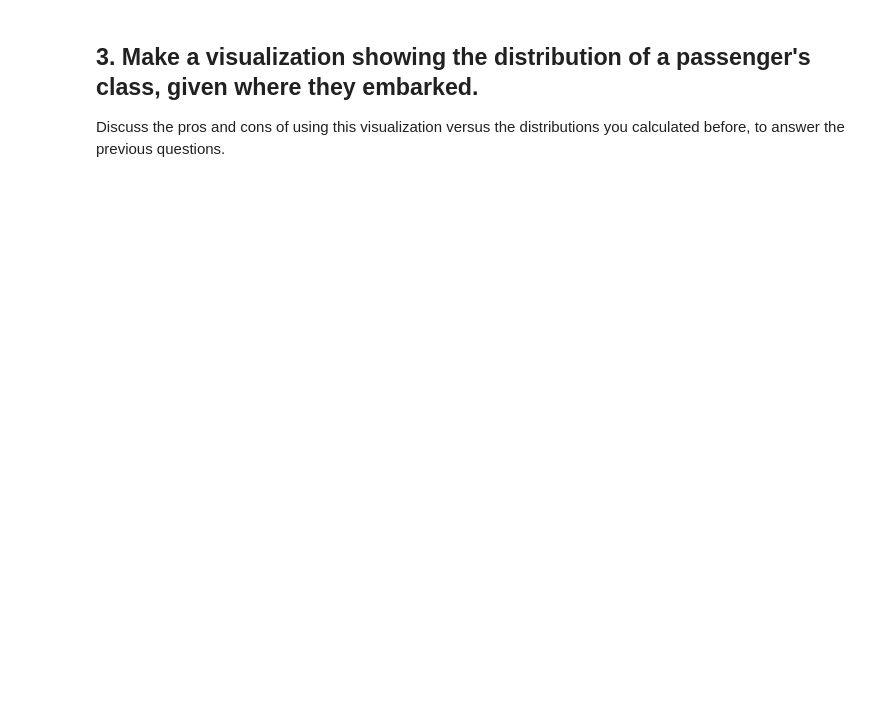
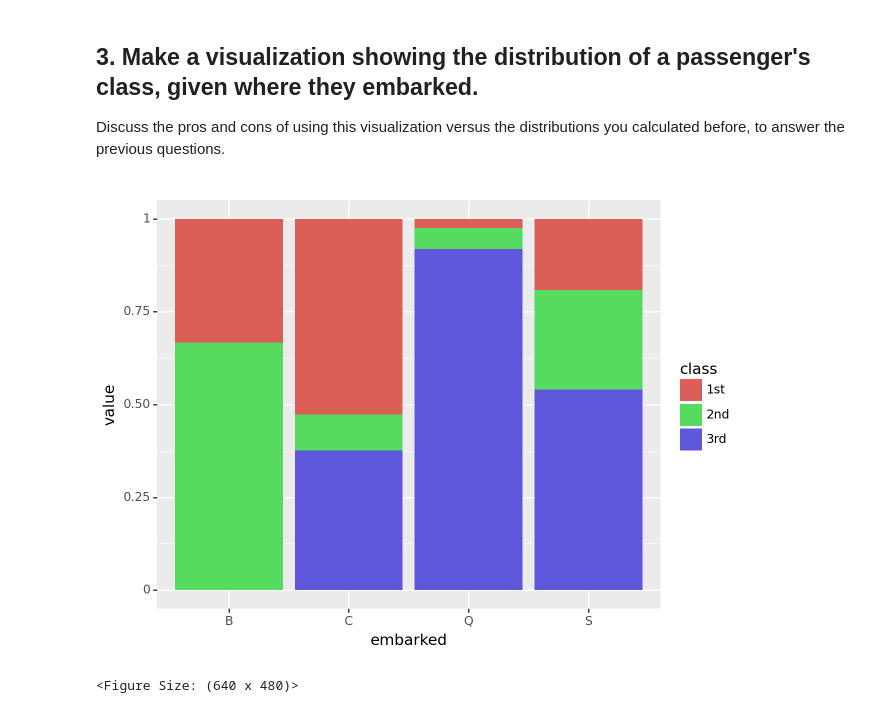
Before and after one commit to jaaktuu/Activity_2.1, a Jupyter notebook: Titanic_Wrangling.ipynb, the cells around one changed output. Drawn from its saved outputs; the diff is of its cells as text; code cells hidden in the pictures; blank space fills up the shorter version.

```diff
--- a/Titanic_Wrangling.ipynb
+++ b/Titanic_Wrangling.ipynb
@@ -27,0 +32,6 @@ titanic.head()
+# %%
+# Code here
+
+titanic_pass = titanic[(titanic['class'] == '1st') | (titanic['class'] == '2nd') | (titanic['class'] == '3rd')]
+titanic_ct = pd.crosstab(titanic_pass['class'], titanic_pass['embarked'])
+titanic_ct
@@ -39,0 +56,9 @@ Use the conditional distributions that you calculate to answer the following que
+# %%
+# Code here
+
+titanic_dist_emb = pd.crosstab(titanic_pass['class'], titanic_pass['embarked'], normalize = 'columns')
+print(titanic_dist_emb)
+
+
+titanic_dist_class = pd.crosstab(titanic_pass['class'], titanic_pass['embarked'], normalize = 'index')
+print(titanic_dist_class)
@@ -45,0 +80,11 @@ Discuss the pros and cons of using this visualization versus the distributions y
+# %%
+# Code here
+
+titanic_graph = titanic_dist_emb.reset_index().melt(id_vars='class')
+
+(ggplot(titanic_graph, aes(x='embarked', y = 'value', fill = 'class')) +
+     geom_bar(stat = 'identity')
+)
+# %% [output]
+[figure, added]
+<Figure Size: (640 x 480)>
```
Also changed, not shown: parts of 7 cells of this notebook.
